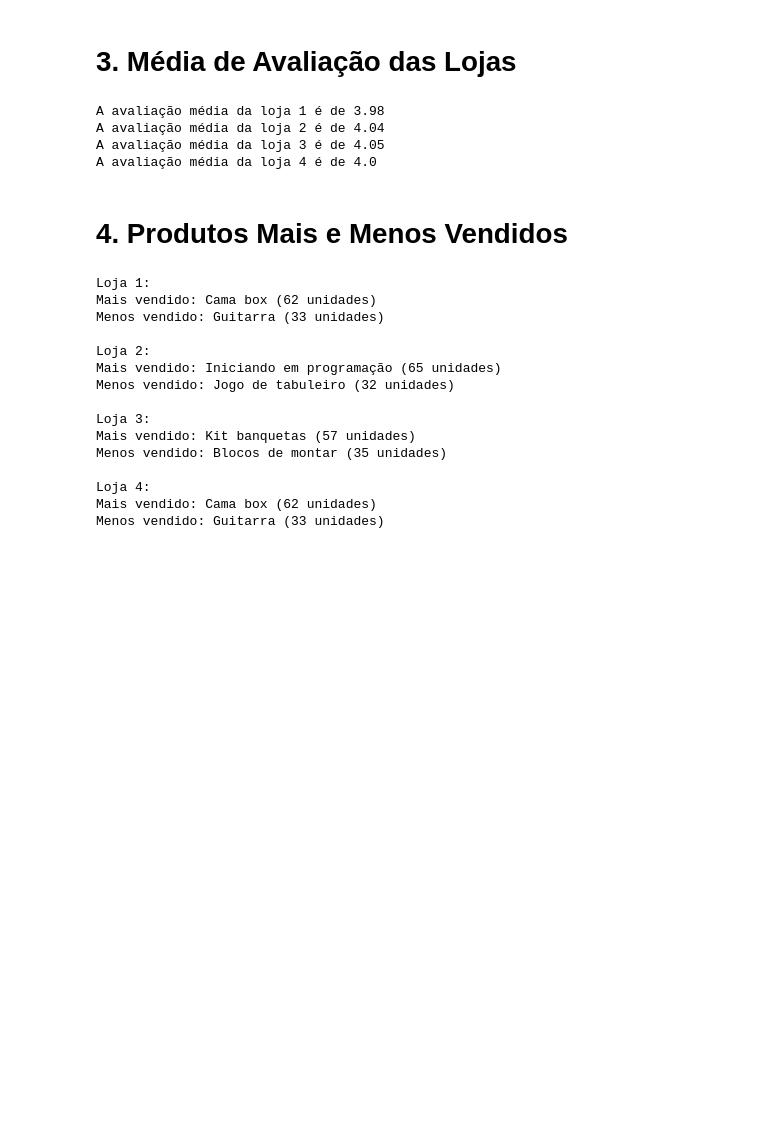
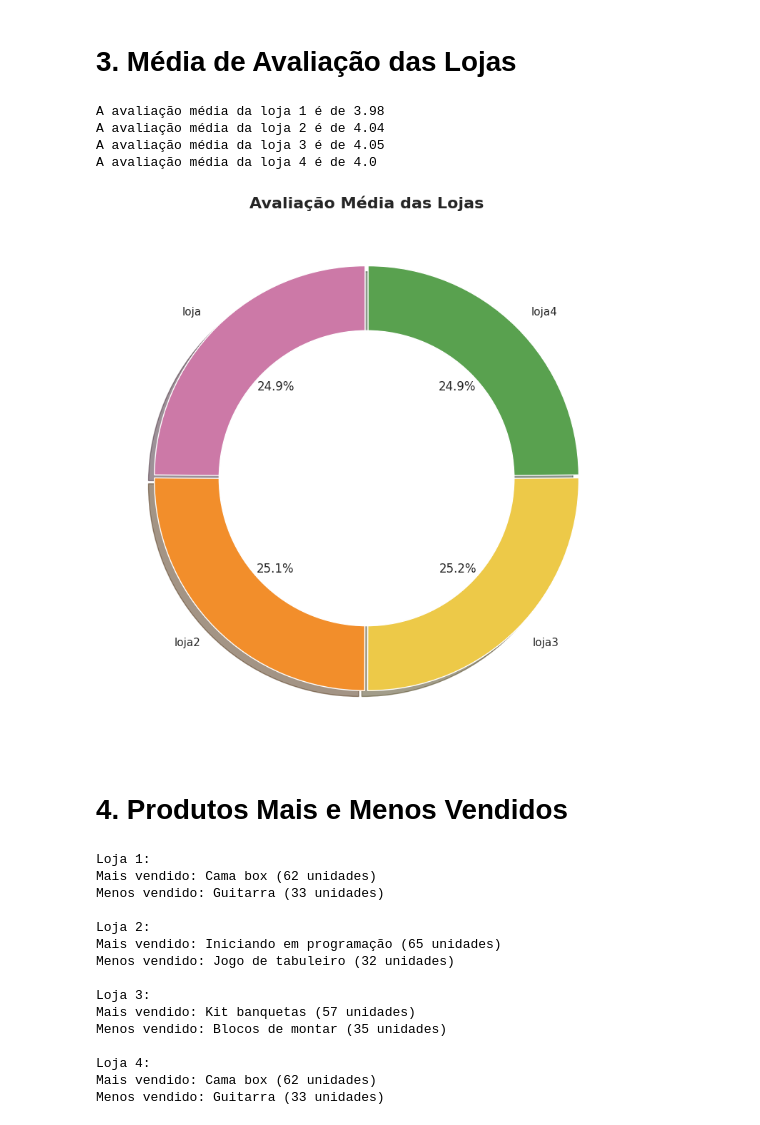
Before and after one commit to isadoramelo95/Alura-store-challange, a Jupyter notebook: AluraStoreBr.ipynb, the cells around one changed output. Saved outputs shown, nothing was run; the diff lists cells and outputs as text; code cells hidden in the pictures; blank space fills up the shorter version.

```diff
--- a/AluraStoreBr.ipynb
+++ b/AluraStoreBr.ipynb
@@ -93,13 +147,33 @@ def calc_Avaliacao(df: pd.DataFrame) -> float:
           print('Erro ao calcular a média da avaliação de compras')
           return 0.0
 
-for nome, loja in zip(['loja 1', 'loja 2', 'loja 3', 'loja 4'], [loja, loja2, loja3, loja4]):
+for nome, loja in zip(['loja 1', 'loja 2', 'loja 3', 'loja 4'],
+                      [loja, loja2, loja3, loja4]):
     print(f'A avaliação média da {nome} é de {calc_Avaliacao(loja)}')
 # %% [output]
 A avaliação média da loja 1 é de 3.98
 A avaliação média da loja 2 é de 4.04
 A avaliação média da loja 3 é de 4.05
 A avaliação média da loja 4 é de 4.0
+# %%
+rotulos = ['loja','loja2','loja3', 'loja4']
+tam = [calc_Avaliacao(loja), calc_Avaliacao(loja2),
+       calc_Avaliacao(loja3), calc_Avaliacao(loja4)]
+explode = (0.01,0.01,0.01,0.01)
+cores = ['#CC79A7', '#F28E2B', '#EDC948', '#59A14F']
+
+fig, ax = plt.subplots(figsize=(8,8))
+ax.pie(tam, explode=explode, labels=rotulos, colors=cores,
+       autopct='%1.1f%%', startangle=90, shadow=True)
+
+centro = plt.Circle((0, 0), 0.70, fc='white')
+fig.gca().add_artist(centro)
+
+plt.title('Avaliação Média das Lojas', fontsize=16, fontweight='bold')
+plt.tight_layout()
+plt.show()
+# %% [output]
+[figure, added]
 # %% [markdown]
 # 4. Produtos Mais e Menos Vendidos
 # %%
```
Also changed, not shown: parts of 5 cells of this notebook.
